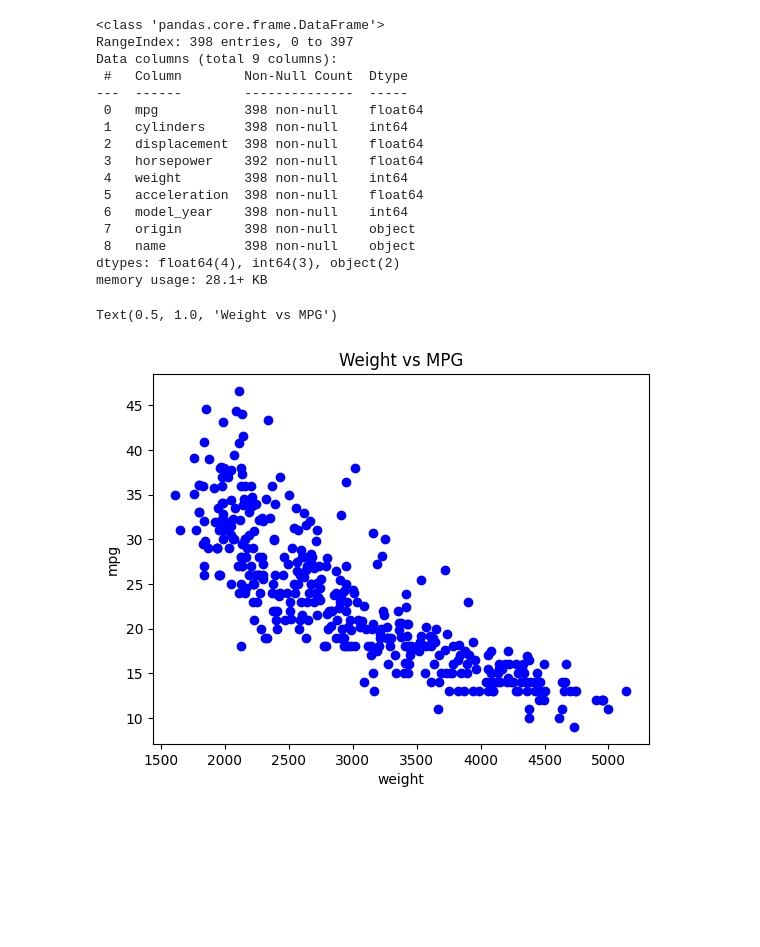
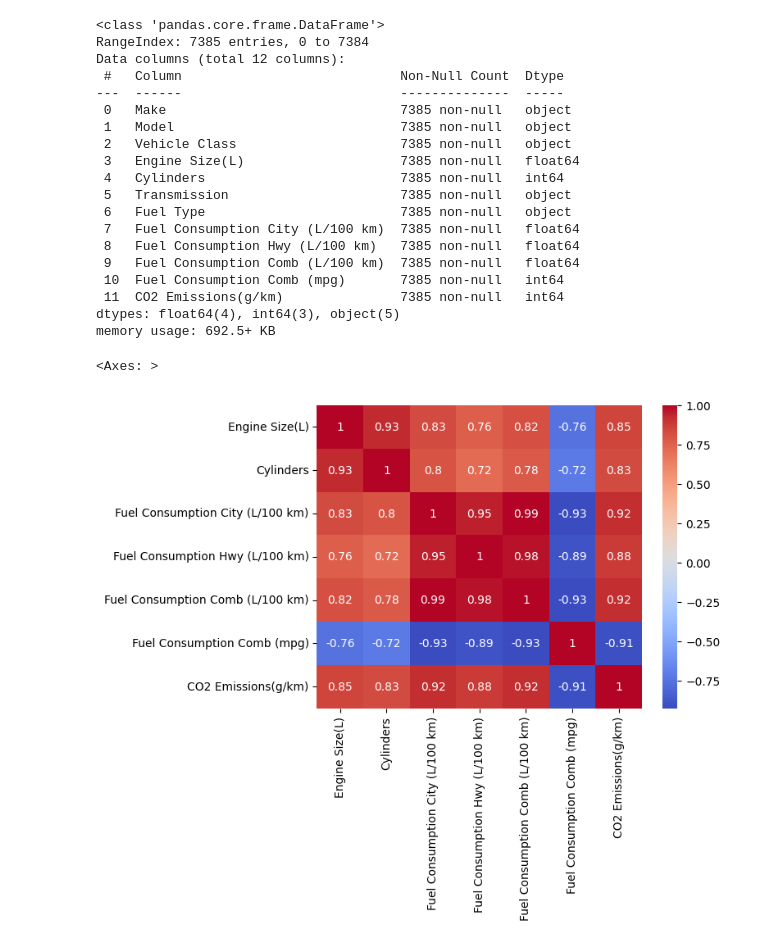
Before and after one commit to BraveVahid/machine_learning, a Jupyter notebook: simple_linear_regression.ipynb, the cells around one changed output. Cells and saved outputs as stored; diff of their text form; code cells hidden in the pictures; blank space fills up the shorter version.

```diff
--- a/simple_linear_regression.ipynb
+++ b/simple_linear_regression.ipynb
@@ -21,19 +32,22 @@ data.head()
 # %%
-data.info()
+df.info()
 # %% [output]
 <class 'pandas.core.frame.DataFrame'>
-RangeIndex: 398 entries, 0 to 397
-Data columns (total 9 columns):
- #   Column        Non-Null Count  Dtype
----  ------        --------------  -----
- 0   mpg           398 non-null    float64
- 1   cylinders     398 non-null    int64
- 2   displacement  398 non-null    float64
- 3   horsepower    392 non-null    float64
- 4   weight        398 non-null    int64
- 5   acceleration  398 non-null    float64
- 6   model_year    398 non-null    int64
- 7   origin        398 non-null    object
- 8   name          398 non-null    object
-dtypes: float64(4), int64(3), object(2)
-memory usage: 28.1+ KB
+RangeIndex: 7385 entries, 0 to 7384
+Data columns (total 12 columns):
+ #   Column                            Non-Null Count  Dtype
+---  ------                            --------------  -----
+ 0   Make                              7385 non-null   object
+ 1   Model                             7385 non-null   object
+ 2   Vehicle Class                     7385 non-null   object
+ 3   Engine Size(L)                    7385 non-null   float64
+ 4   Cylinders                         7385 non-null   int64
+ 5   Transmission                      7385 non-null   object
+ 6   Fuel Type                         7385 non-null   object
+ 7   Fuel Consumption City (L/100 km)  7385 non-null   float64
+ 8   Fuel Consumption Hwy (L/100 km)   7385 non-null   float64
+ 9   Fuel Consumption Comb (L/100 km)  7385 non-null   float64
+ 10  Fuel Consumption Comb (mpg)       7385 non-null   int64
+ 11  CO2 Emissions(g/km)               7385 non-null   int64
+dtypes: float64(4), int64(3), object(5)
+memory usage: 692.5+ KB
@@ -42,8 +53,0 @@ df = data[["weight", "mpg"]]
-# %%
-plt.scatter(df.weight, df.mpg, color="b")
-plt.xlabel("weight")
-plt.ylabel("mpg")
-plt.title("Weight vs MPG")
-# %% [output]
-Text(0.5, 1.0, 'Weight vs MPG')
-[figure, removed]
@@ -54,0 +54,15 @@ x_train, x_test, y_train, y_test = train_test_split(x, y, test_size=0.2, random_
+# %%
+corr_data = df[[
+    "Engine Size(L)",
+    "Cylinders",
+    "Fuel Consumption City (L/100 km)",
+    "Fuel Consumption Hwy (L/100 km)",
+    "Fuel Consumption Comb (L/100 km)",
+    "Fuel Consumption Comb (mpg)",
+    "CO2 Emissions(g/km)"
+    ]]
+
+sns.heatmap(data=corr_data.corr(), annot=True, cmap="coolwarm")
+# %% [output]
+<Axes: >
+[figure, added]
```
Also changed, not shown: parts of 21 cells of this notebook.
